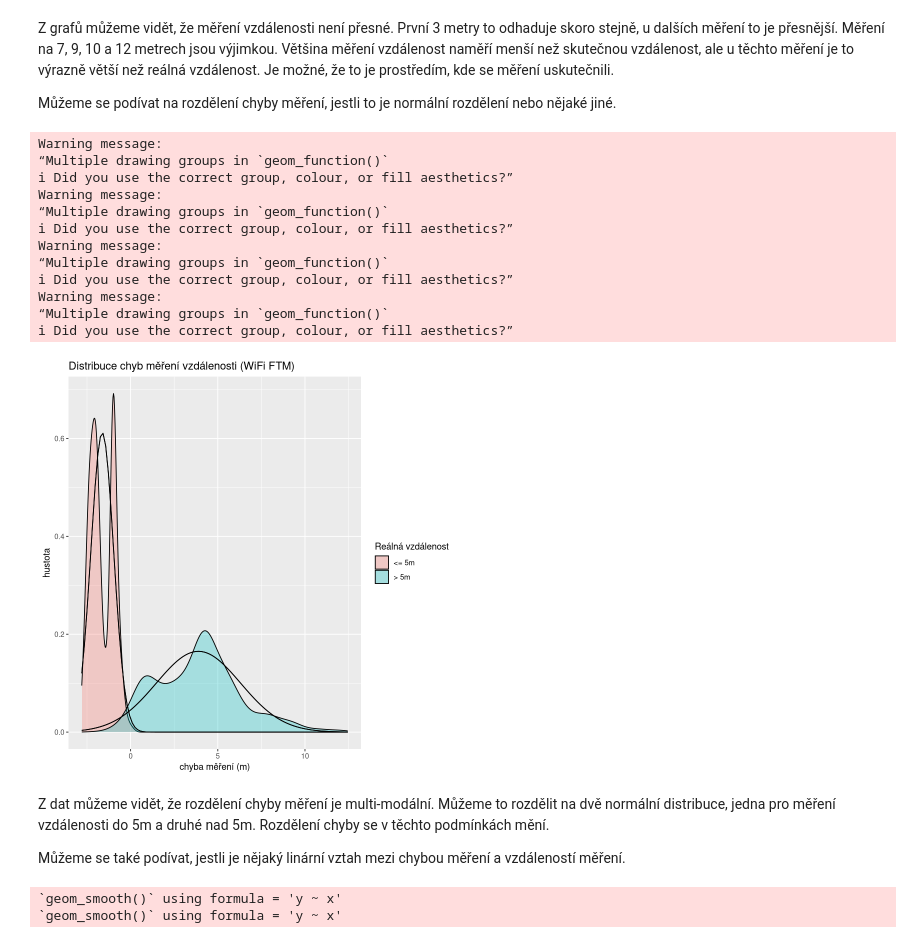
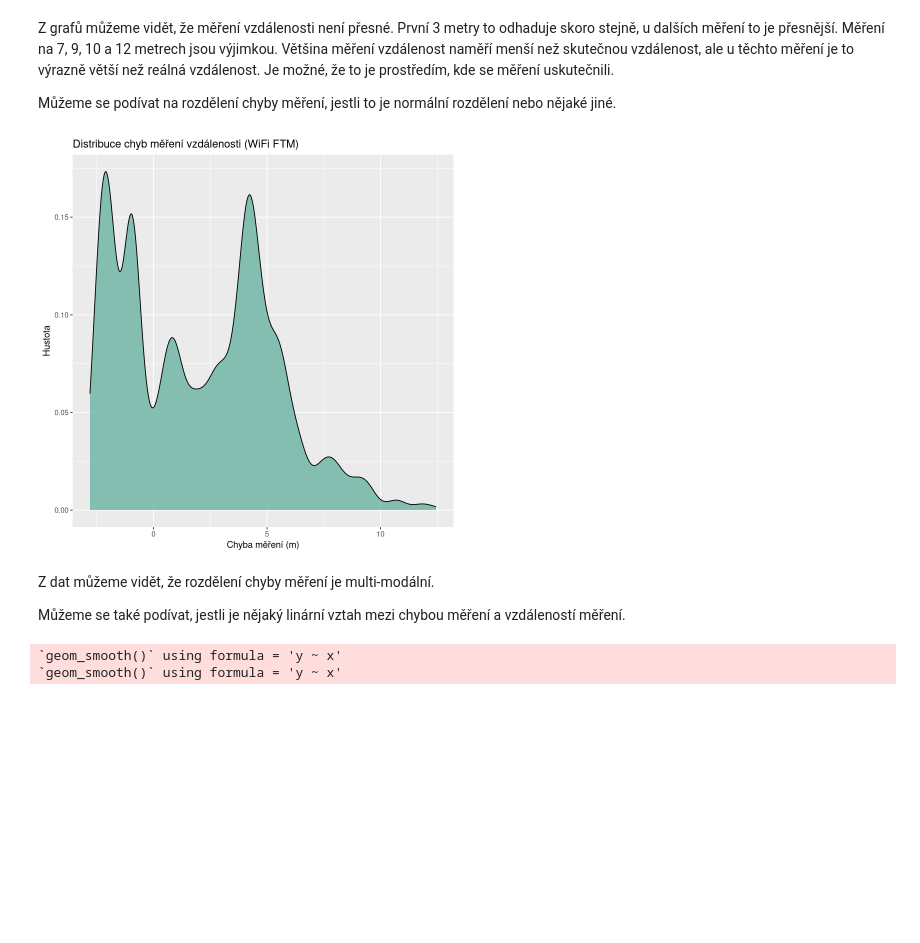
Before and after one commit to danielkurek/imf, a Jupyter notebook: distance-analysis/ftm_stat.ipynb, the cells around one changed output. Drawn from its saved outputs; the diff is of its cells as text; code cells hidden in the pictures; blank space fills up the shorter version.

Commit message:
[text] add distance measurement analysis

```diff
--- a/distance-analysis/ftm_stat.ipynb
+++ b/distance-analysis/ftm_stat.ipynb
@@ -109,31 +119,17 @@ Můžeme se podívat na rozdělení chyby měření, jestli to je normální roz
 # %%
 data_normalized_filtered <- filter(data_normalized, measurement_dist > 0)
 
-ggplot(data_normalized, aes(x=dist_est_norm, fill = ifelse(measurement_dist > 5, "> 5m", "<= 5m"))) +
-  geom_density(alpha = .3) +
-  stat_function(fun = dnorm, args = list(mean = mean(data_normalized[data_normalized$measurement_dist>5, "dist_est_norm"]), sd = sd(data_normalized[data_normalized$measurement_dist>5, "dist_est_norm"]))) +
-  stat_function(fun = dnorm, args = list(mean = mean(data_normalized[data_normalized$measurement_dist<=5, "dist_est_norm"]), sd = sd(data_normalized[data_normalized$measurement_dist<=5, "dist_est_norm"]))) +
+ggplot(data_normalized, aes(x=dist_est_norm)) +
+  geom_density(fill="#69b3a2",, alpha = .8, adjust = .5) +
   ggtitle("Distribuce chyb měření vzdálenosti (WiFi FTM)") +
-  ylab("hustota") +
-  xlab("chyba měření (m)") +
+  ylab("Hustota") +
+  xlab("Chyba měření (m)") +
   labs(fill="Reálná vzdálenost")
-ggsave("ftm_distribution.pdf", height = 10, width = 15, units = "cm", dpi = 450)
+ggsave("out/ftm_distribution.pdf", height = 10, width = 15, units = "cm", dpi = 450, create.dir = TRUE)
 # %% [output]
-Warning message:
-“Multiple drawing groups in `geom_function()`
-ℹ Did you use the correct group, colour, or fill aesthetics?”
-Warning message:
-“Multiple drawing groups in `geom_function()`
-ℹ Did you use the correct group, colour, or fill aesthetics?”
-Warning message:
-“Multiple drawing groups in `geom_function()`
-ℹ Did you use the correct group, colour, or fill aesthetics?”
-Warning message:
-“Multiple drawing groups in `geom_function()`
-ℹ Did you use the correct group, colour, or fill aesthetics?”
-[figure, old version]
+[figure, new version]
 # %% [markdown]
-Z dat můžeme vidět, že rozdělení chyby měření je multi-modální. Můžeme to rozdělit na dvě normální distribuce, jedna pro měření vzdálenosti do 5m a druhé nad 5m. Rozdělení chyby se v těchto podmínkách mění.
+Z dat můžeme vidět, že rozdělení chyby měření je multi-modální.
 
 Můžeme se také podívat, jestli je nějaký linární vztah mezi chybou měření a vzdáleností měření.
 # %%
```
Also changed, not shown: parts of 5 cells of this notebook.
